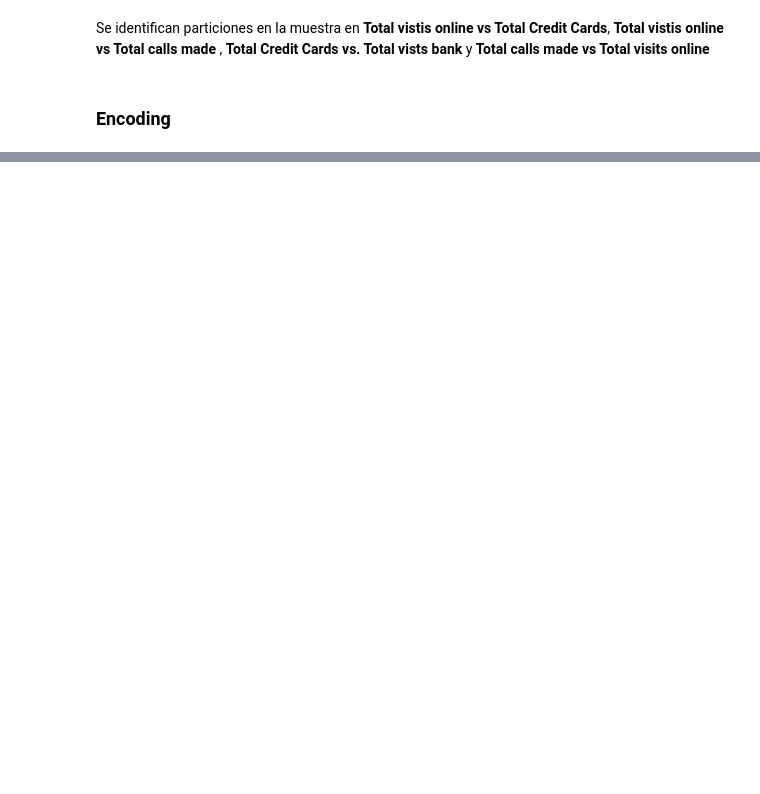
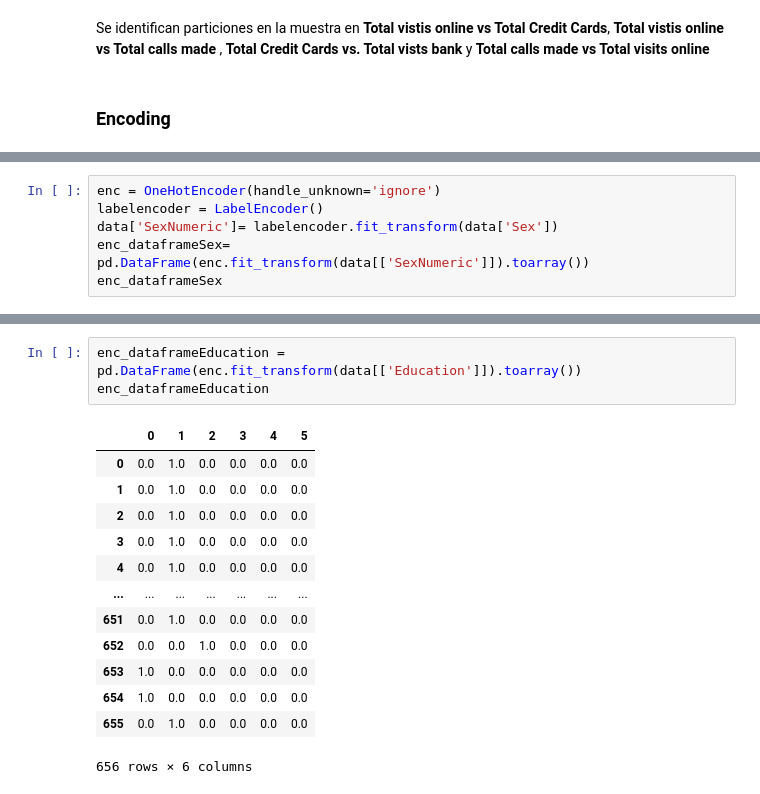
Before and after one commit to malvarezg1/BI, a Jupyter notebook: Laboratorio 2 - Clustering.ipynb, the cells around one changed output, grey strips where cells are left out. Drawn from its saved outputs; the diff is of its cells as text; blank space fills up the shorter version.

Commit message:
One hot encoder

```diff
--- a/Laboratorio 2 - Clustering.ipynb
+++ b/Laboratorio 2 - Clustering.ipynb
@@ -190,0 +190,6 @@ enc = OneHotEncoder(handle_unknown='ignore')
+# %%
+enc = OneHotEncoder(handle_unknown='ignore')
+labelencoder = LabelEncoder()
+data['SexNumeric']= labelencoder.fit_transform(data['Sex'])
+enc_dataframeSex= pd.DataFrame(enc.fit_transform(data[['SexNumeric']]).toarray())
+enc_dataframeSex
@@ -190,0 +210,17 @@ enc = OneHotEncoder(handle_unknown='ignore')
+# %%
+enc_dataframeEducation = pd.DataFrame(enc.fit_transform(data[['Education']]).toarray())
+enc_dataframeEducation
+# %% [output]
+|  | 0 | 1 | 2 | 3 | 4 | 5 |
+| 0 | 0.0 | 1.0 | 0.0 | 0.0 | 0.0 | 0.0 |
+| 1 | 0.0 | 1.0 | 0.0 | 0.0 | 0.0 | 0.0 |
+| 2 | 0.0 | 1.0 | 0.0 | 0.0 | 0.0 | 0.0 |
+| 3 | 0.0 | 1.0 | 0.0 | 0.0 | 0.0 | 0.0 |
+| 4 | 0.0 | 1.0 | 0.0 | 0.0 | 0.0 | 0.0 |
+| ... | ... | ... | ... | ... | ... | ... |
+| 651 | 0.0 | 1.0 | 0.0 | 0.0 | 0.0 | 0.0 |
+| 652 | 0.0 | 0.0 | 1.0 | 0.0 | 0.0 | 0.0 |
+| 653 | 1.0 | 0.0 | 0.0 | 0.0 | 0.0 | 0.0 |
+| 654 | 1.0 | 0.0 | 0.0 | 0.0 | 0.0 | 0.0 |
+| 655 | 0.0 | 1.0 | 0.0 | 0.0 | 0.0 | 0.0 |
+656 rows × 6 columns
```
Also changed, not shown: parts of 11 cells of this notebook.
